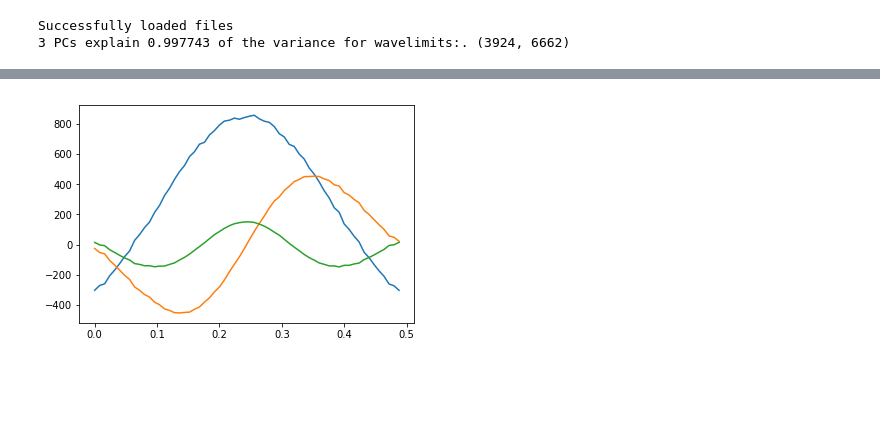
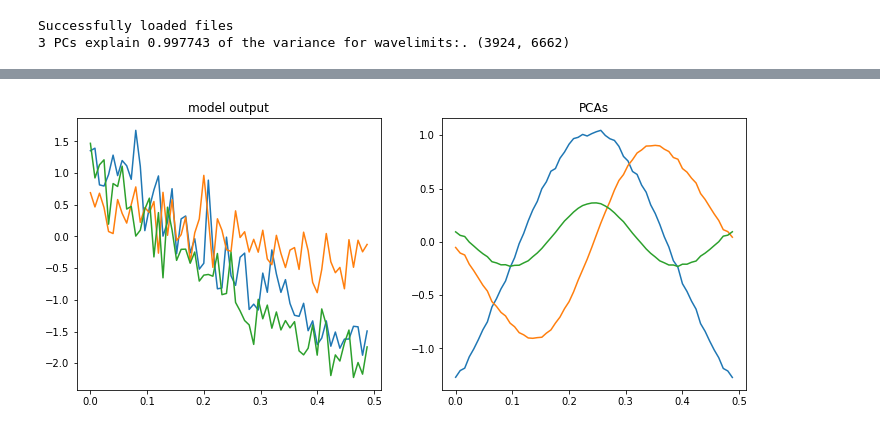
Before and after one commit to silburt/tau-ceti, a Jupyter notebook: simulated_spectra/gp_model_manual.ipynb, the cells around one changed output, grey strips where cells are left out. Cells and saved outputs as stored; diff of their text form; code cells hidden in the pictures; blank space fills up the shorter version.

```diff
--- a/simulated_spectra/gp_model_manual.ipynb
+++ b/simulated_spectra/gp_model_manual.ipynb
@@ -138,11 +155,23 @@ for i in range(pcs):
     l = np.concatenate((l, np.ones(n)*(i+1)))
     p = np.concatenate((p, phases))
     y = np.concatenate((y, z[:, i]))
-
-for i in range(pcs):
-    plt.plot(phases, y[l==i+1])
-# %% [output]
-[figure, removed]
+# %%
+# initial conditions/priors setting
+func = SimpleKernel(0.1)
+kernel = RVKernel(func, 1.0, 1.0, 0.6, 0.3, 0.2, 1)
+
+K = kernel.get_value(p[:, None] - p[None, :], l[:, None], l[None, :])
+K[np.diag_indices(len(p))] += 0.1
+y_temp = np.random.multivariate_normal(np.zeros_like(p), K)
+
+f, (ax1, ax2) = plt.subplots(1,2, figsize=[12,5])
+for i in [1, 2, 3]:
+    ax1.plot(p[l==i], y_temp[l==i])
+    ax2.plot(p[l==i], y[l==i])
+    ax1.set_title('model output')
+    ax2.set_title('PCAs')
+# %% [output]
+[figure, added]
 # %%
 def log_prob(params, y, p, l):
     n = func.vector_size
```
Also changed, not shown: parts of 7 cells of this notebook, 1 other file.
